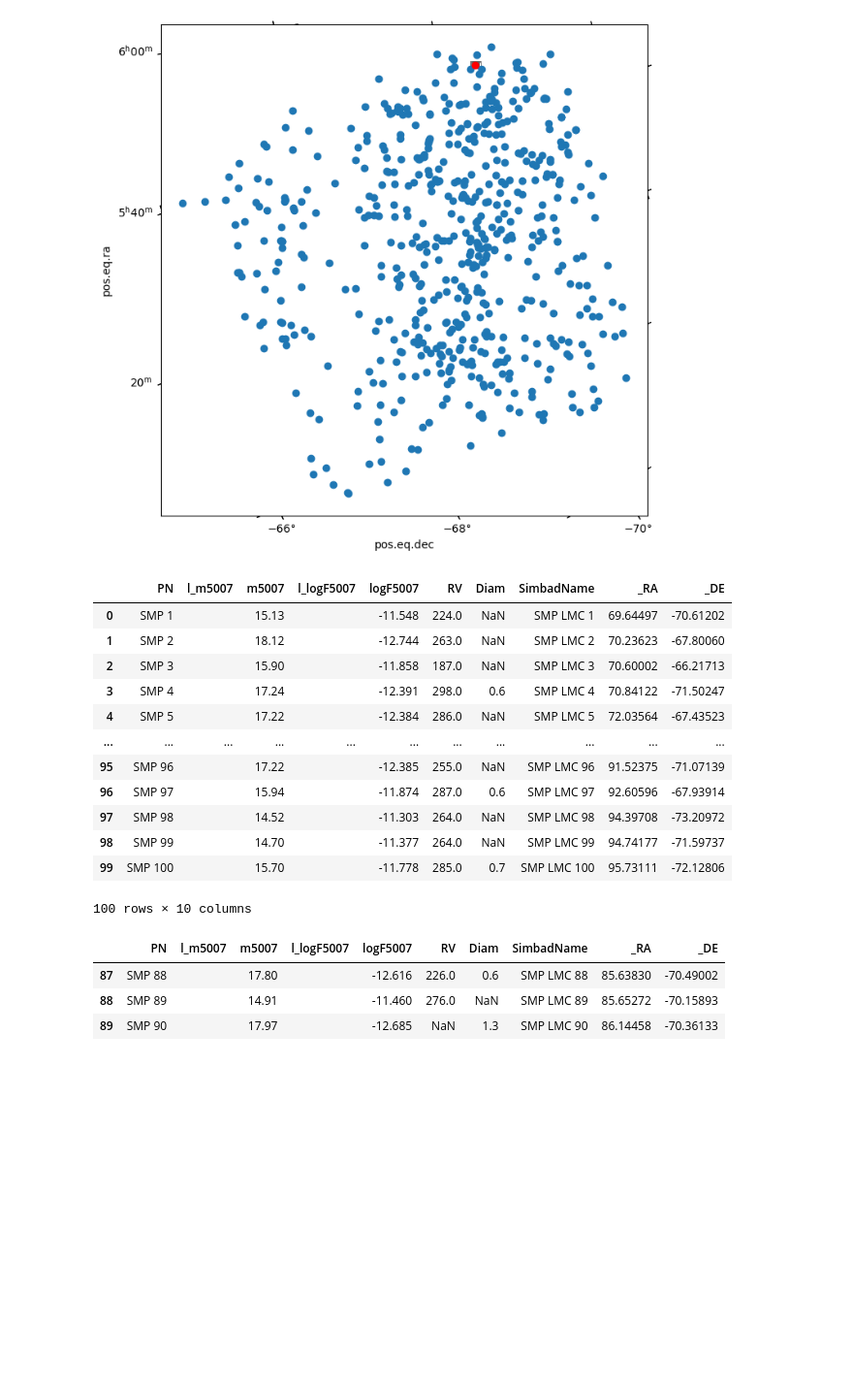
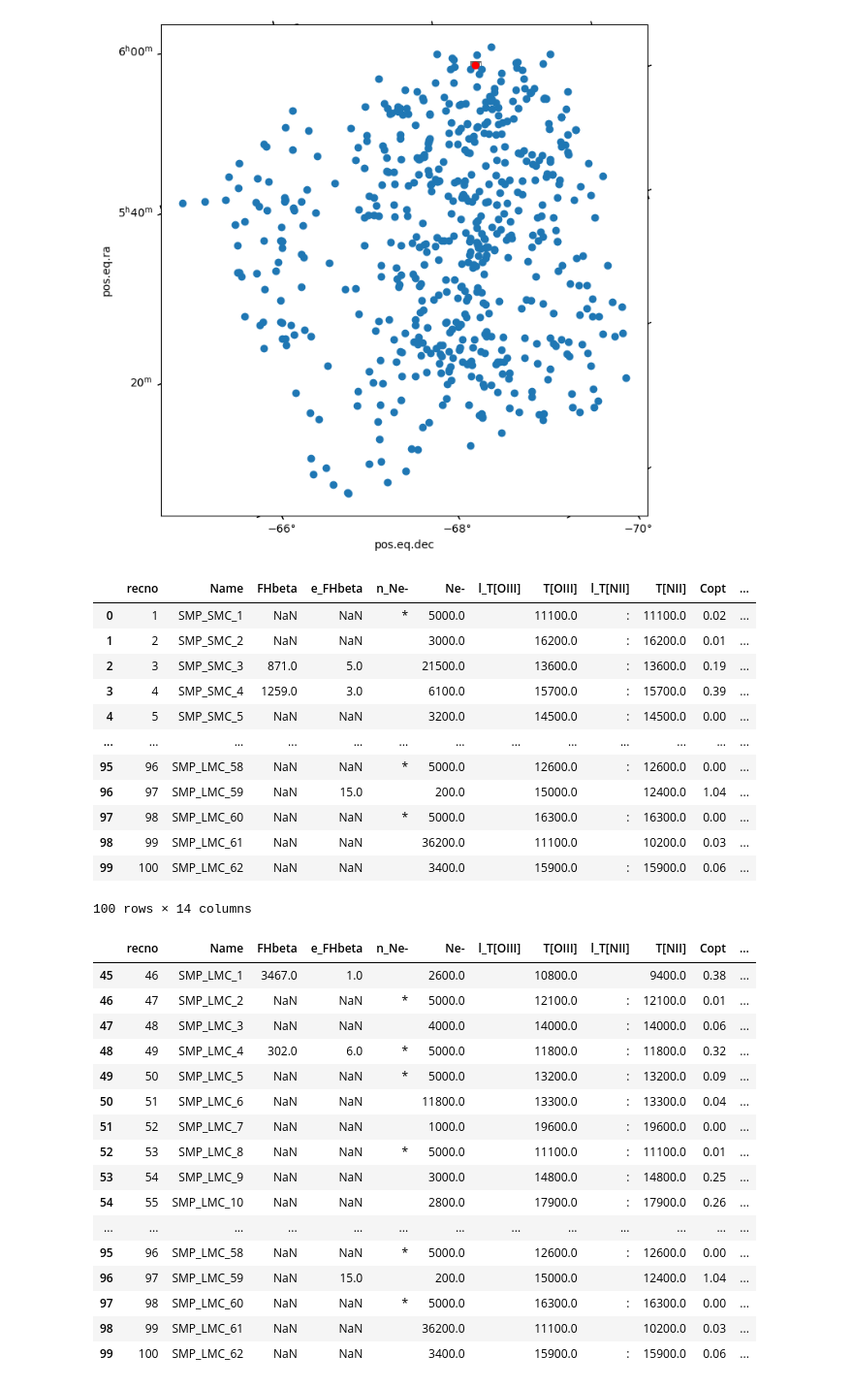
Before and after one commit to pirgalim/SNR-0548-70.4, a Jupyter notebook: pne_callibration.ipynb, the cells around one changed output. Shown at 97% size. Cells and saved outputs as stored; diff of their text form; code cells hidden in the pictures; blank space fills up the shorter version.

```diff
--- a/pne_callibration.ipynb
+++ b/pne_callibration.ipynb
@@ -117,35 +117,48 @@ import pandas as pd
 
 
 # cols = ["[RP2006]", "F[OIII]", "e_F[OIII]", "_RA", "_DE"]
-table = pd.read_csv("jacoby.csv", sep=",")
+table = pd.read_csv("leisy.csv", sep=",")
 
 table
 # %% [output]
-|  | PN | l_m5007 | m5007 | l_logF5007 | logF5007 | RV | Diam | SimbadName | _RA | _DE |
-| 0 | SMP 1 |  | 15.13 |  | -11.548 | 224.0 | NaN | SMP LMC 1 | 69.64497 | -70.61202 |
-| 1 | SMP 2 |  | 18.12 |  | -12.744 | 263.0 | NaN | SMP LMC 2 | 70.23623 | -67.80060 |
-| 2 | SMP 3 |  | 15.90 |  | -11.858 | 187.0 | NaN | SMP LMC 3 | 70.60002 | -66.21713 |
-| 3 | SMP 4 |  | 17.24 |  | -12.391 | 298.0 | 0.6 | SMP LMC 4 | 70.84122 | -71.50247 |
-| 4 | SMP 5 |  | 17.22 |  | -12.384 | 286.0 | NaN | SMP LMC 5 | 72.03564 | -67.43523 |
-| ... | ... | ... | ... | ... | ... | ... | ... | ... | ... | ... |
-| 95 | SMP 96 |  | 17.22 |  | -12.385 | 255.0 | NaN | SMP LMC 96 | 91.52375 | -71.07139 |
-| 96 | SMP 97 |  | 15.94 |  | -11.874 | 287.0 | 0.6 | SMP LMC 97 | 92.60596 | -67.93914 |
-| 97 | SMP 98 |  | 14.52 |  | -11.303 | 264.0 | NaN | SMP LMC 98 | 94.39708 | -73.20972 |
-| 98 | SMP 99 |  | 14.70 |  | -11.377 | 264.0 | NaN | SMP LMC 99 | 94.74177 | -71.59737 |
-| 99 | SMP 100 |  | 15.70 |  | -11.778 | 285.0 | 0.7 | SMP LMC 100 | 95.73111 | -72.12806 |
+|  | recno | Name | FHbeta | e_FHbeta | n_Ne- | Ne- | l_T[OIII] | T[OIII] | l_T[NII] | T[NII] | Copt | ... |
+| 0 | 1 | SMP_SMC_1 | NaN | NaN | * | 5000.0 |  | 11100.0 | : | 11100.0 | 0.02 | ... |
+| 1 | 2 | SMP_SMC_2 | NaN | NaN |  | 3000.0 |  | 16200.0 | : | 16200.0 | 0.01 | ... |
+| 2 | 3 | SMP_SMC_3 | 871.0 | 5.0 |  | 21500.0 |  | 13600.0 | : | 13600.0 | 0.19 | ... |
+| 3 | 4 | SMP_SMC_4 | 1259.0 | 3.0 |  | 6100.0 |  | 15700.0 | : | 15700.0 | 0.39 | ... |
+| 4 | 5 | SMP_SMC_5 | NaN | NaN |  | 3200.0 |  | 14500.0 | : | 14500.0 | 0.00 | ... |
+| ... | ... | ... | ... | ... | ... | ... | ... | ... | ... | ... | ... | ... |
+| 95 | 96 | SMP_LMC_58 | NaN | NaN | * | 5000.0 |  | 12600.0 | : | 12600.0 | 0.00 | ... |
+| 96 | 97 | SMP_LMC_59 | NaN | 15.0 |  | 200.0 |  | 15000.0 |  | 12400.0 | 1.04 | ... |
+| 97 | 98 | SMP_LMC_60 | NaN | NaN | * | 5000.0 |  | 16300.0 | : | 16300.0 | 0.00 | ... |
+| 98 | 99 | SMP_LMC_61 | NaN | NaN |  | 36200.0 |  | 11100.0 |  | 10200.0 | 0.03 | ... |
+| 99 | 100 | SMP_LMC_62 | NaN | NaN |  | 3400.0 |  | 15900.0 | : | 15900.0 | 0.06 | ... |
-100 rows × 10 columns
+100 rows × 14 columns
 # %%
 pnes = SkyCoord(table["_RA"].values * u.deg, table["_DE"].values * u.deg, frame="icrs")
 sep = snr.separation(pnes)
 
-fov = table[sep < 50 * u.arcmin]
+fov = table[sep < 500 * u.arcmin]
 
 fov
 # %% [output]
-|  | PN | l_m5007 | m5007 | l_logF5007 | logF5007 | RV | Diam | SimbadName | _RA | _DE |
-| 87 | SMP 88 |  | 17.80 |  | -12.616 | 226.0 | 0.6 | SMP LMC 88 | 85.63830 | -70.49002 |
-| 88 | SMP 89 |  | 14.91 |  | -11.460 | 276.0 | NaN | SMP LMC 89 | 85.65272 | -70.15893 |
-| 89 | SMP 90 |  | 17.97 |  | -12.685 | NaN | 1.3 | SMP LMC 90 | 86.14458 | -70.36133 |
+|  | recno | Name | FHbeta | e_FHbeta | n_Ne- | Ne- | l_T[OIII] | T[OIII] | l_T[NII] | T[NII] | Copt | ... |
+| 45 | 46 | SMP_LMC_1 | 3467.0 | 1.0 |  | 2600.0 |  | 10800.0 |  | 9400.0 | 0.38 | ... |
+| 46 | 47 | SMP_LMC_2 | NaN | NaN | * | 5000.0 |  | 12100.0 | : | 12100.0 | 0.01 | ... |
+| 47 | 48 | SMP_LMC_3 | NaN | NaN |  | 4000.0 |  | 14000.0 | : | 14000.0 | 0.06 | ... |
+| 48 | 49 | SMP_LMC_4 | 302.0 | 6.0 | * | 5000.0 |  | 11800.0 | : | 11800.0 | 0.32 | ... |
+| 49 | 50 | SMP_LMC_5 | NaN | NaN | * | 5000.0 |  | 13200.0 | : | 13200.0 | 0.09 | ... |
+| 50 | 51 | SMP_LMC_6 | NaN | NaN |  | 11800.0 |  | 13300.0 | : | 13300.0 | 0.04 | ... |
+| 51 | 52 | SMP_LMC_7 | NaN | NaN |  | 1000.0 |  | 19600.0 | : | 19600.0 | 0.00 | ... |
+| 52 | 53 | SMP_LMC_8 | NaN | NaN | * | 5000.0 |  | 11100.0 | : | 11100.0 | 0.01 | ... |
+| 53 | 54 | SMP_LMC_9 | NaN | NaN |  | 3000.0 |  | 14800.0 | : | 14800.0 | 0.25 | ... |
+| 54 | 55 | SMP_LMC_10 | NaN | NaN |  | 2800.0 |  | 17900.0 | : | 17900.0 | 0.26 | ... |
+| ... | ... | ... | ... | ... | ... | ... | ... | ... | ... | ... | ... | ... |
+| 95 | 96 | SMP_LMC_58 | NaN | NaN | * | 5000.0 |  | 12600.0 | : | 12600.0 | 0.00 | ... |
+| 96 | 97 | SMP_LMC_59 | NaN | 15.0 |  | 200.0 |  | 15000.0 |  | 12400.0 | 1.04 | ... |
+| 97 | 98 | SMP_LMC_60 | NaN | NaN | * | 5000.0 |  | 16300.0 | : | 16300.0 | 0.00 | ... |
+| 98 | 99 | SMP_LMC_61 | NaN | NaN |  | 36200.0 |  | 11100.0 |  | 10200.0 | 0.03 | ... |
+| 99 | 100 | SMP_LMC_62 | NaN | NaN |  | 3400.0 |  | 15900.0 | : | 15900.0 | 0.06 | ... |
 # %%
 import matplotlib.pyplot as plt
 from astropy.io import fits
```
Also changed, not shown: parts of 1 cell of this notebook, 1 other file.
